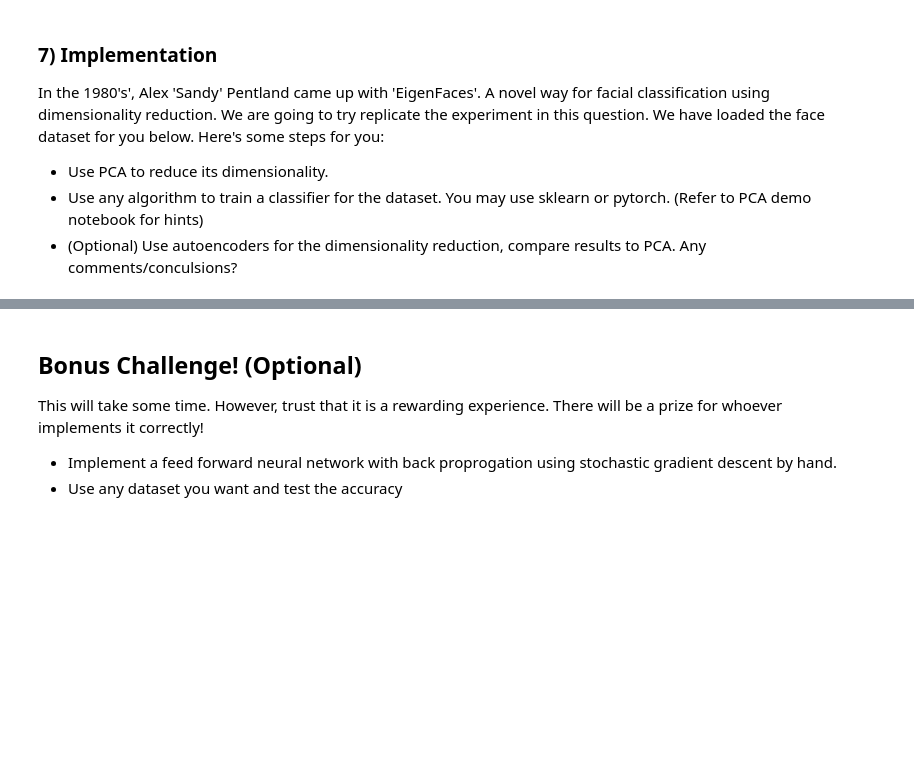
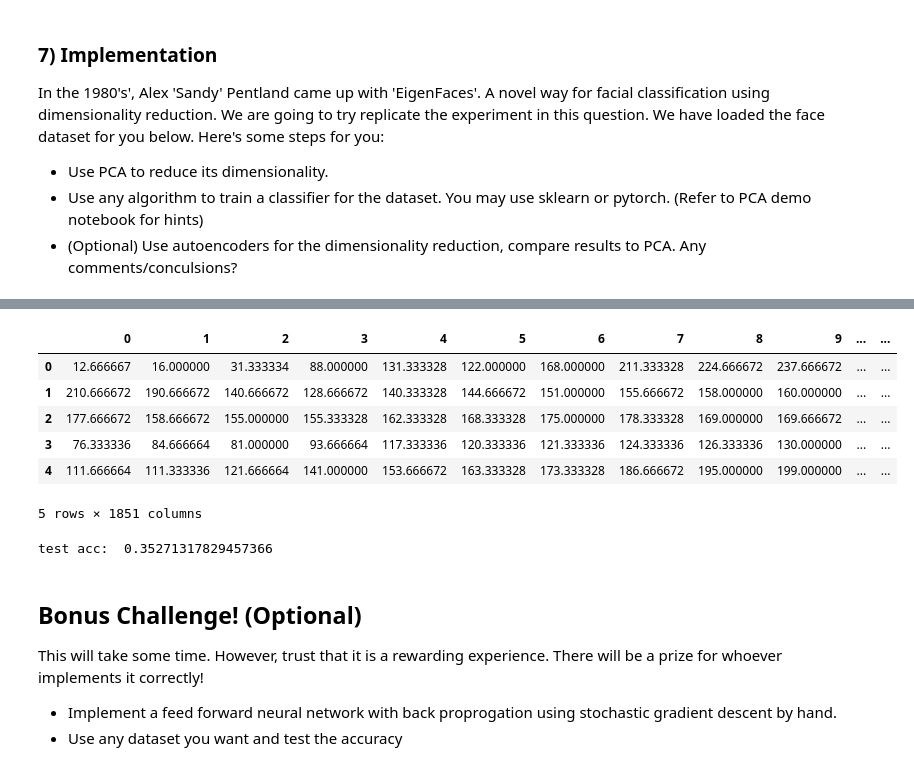
Before and after one commit to McGillAISociety/mais-bootcamp-w2019, a Jupyter notebook: Assignment4/MAIS 202 - Assignment 4.ipynb, the cells around one changed output, grey strips where cells are left out. Saved outputs shown, nothing was run; the diff lists cells and outputs as text; code cells hidden in the pictures; blank space fills up the shorter version.

```diff
--- a/Assignment4/MAIS 202 - Assignment 4.ipynb
+++ b/Assignment4/MAIS 202 - Assignment 4.ipynb
@@ -133,3 +224,34 @@ plt.imshow(X[1].reshape(h,w), cmap = 'gray')
+# %%
+from sklearn.model_selection import train_test_split
+
+Xtrain, Xval = train_test_split(X, test_size=0.2)
+Ytrain, Yval = train_test_split(y, test_size=0.2)
+# %%
+ytrain = pd.DataFrame(Ytrain)
+xtrain = pd.DataFrame(Xtrain)
+yvalid = pd.DataFrame(Yval)
+xvalid = pd.DataFrame(Xval)
+df1 = pd.concat([xtrain,ytrain], axis=1)
+df1.head()
+# %% [output]
+|  | 0 | 1 | 2 | 3 | 4 | 5 | 6 | 7 | 8 | 9 | ... | ... |
+| 0 | 12.666667 | 16.000000 | 31.333334 | 88.000000 | 131.333328 | 122.000000 | 168.000000 | 211.333328 | 224.666672 | 237.666672 | ... | ... |
+| 1 | 210.666672 | 190.666672 | 140.666672 | 128.666672 | 140.333328 | 144.666672 | 151.000000 | 155.666672 | 158.000000 | 160.000000 | ... | ... |
+| 2 | 177.666672 | 158.666672 | 155.000000 | 155.333328 | 162.333328 | 168.333328 | 175.000000 | 178.333328 | 169.000000 | 169.666672 | ... | ... |
+| 3 | 76.333336 | 84.666664 | 81.000000 | 93.666664 | 117.333336 | 120.333336 | 121.333336 | 124.333336 | 126.333336 | 130.000000 | ... | ... |
+| 4 | 111.666664 | 111.333336 | 121.666664 | 141.000000 | 153.666672 | 163.333328 | 173.333328 | 186.666672 | 195.000000 | 199.000000 | ... | ... |
+5 rows × 1851 columns
+# %%
+from sklearn.neighbors import KNeighborsRegressor
+from sklearn.metrics import accuracy_score
+from sklearn.multiclass import OneVsRestClassifier
+
+model = OneVsRestClassifier(KNeighborsRegressor(n_neighbors=44))
+model.fit(xtrain, ytrain)
+
+print('test acc: ', accuracy_score(model.predict(xvalid), yvalid))
+# %% [output]
+test acc:  0.35271317829457366
 # %% [markdown]
 ## Bonus Challenge! (Optional)
 
```
Also changed, not shown: parts of 12 cells of this notebook.
